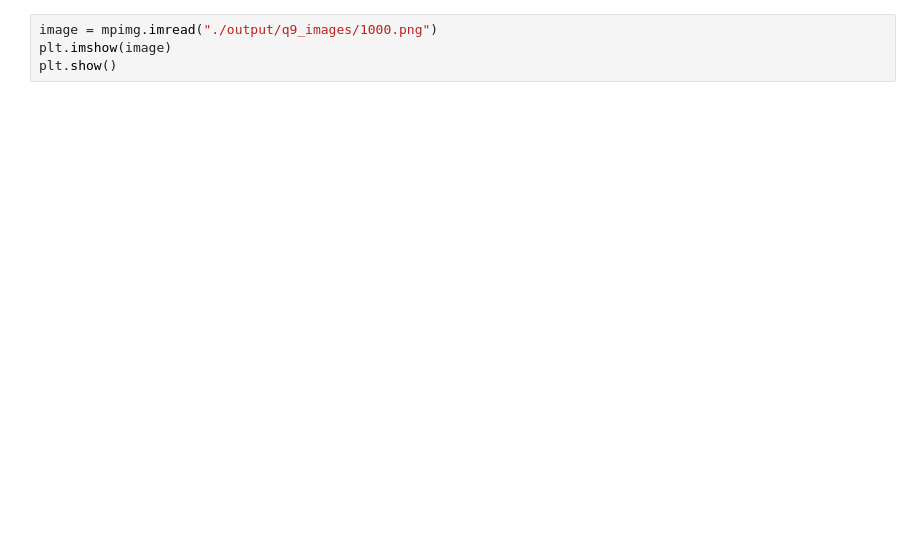
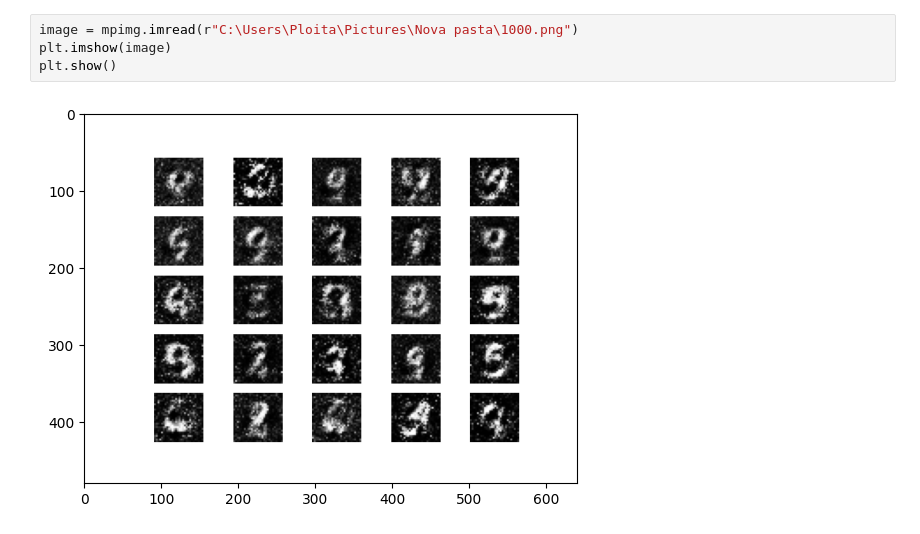
Before and after one commit to Ploita/IA353_PC2, a Jupyter notebook: PC2_Ativ8_GAN_MNIST.ipynb, the cells around one changed output. Cells and saved outputs as stored; diff of their text form; blank space fills up the shorter version.

```diff
--- a/PC2_Ativ8_GAN_MNIST.ipynb
+++ b/PC2_Ativ8_GAN_MNIST.ipynb
@@ -170,5 +187,7 @@ gan.train(epochs=30001, batch_size=32, sample_interval=1000)
 # %%
-image = mpimg.imread("./output/q9_images/1000.png")
+image = mpimg.imread(r"C:\Users\Ploita\Pictures\Nova pasta\1000.png")
 plt.imshow(image)
 plt.show()
+# %% [output]
+[figure, added]
 # %%
```
Also changed, not shown: parts of 7 cells of this notebook, 10 other files.
